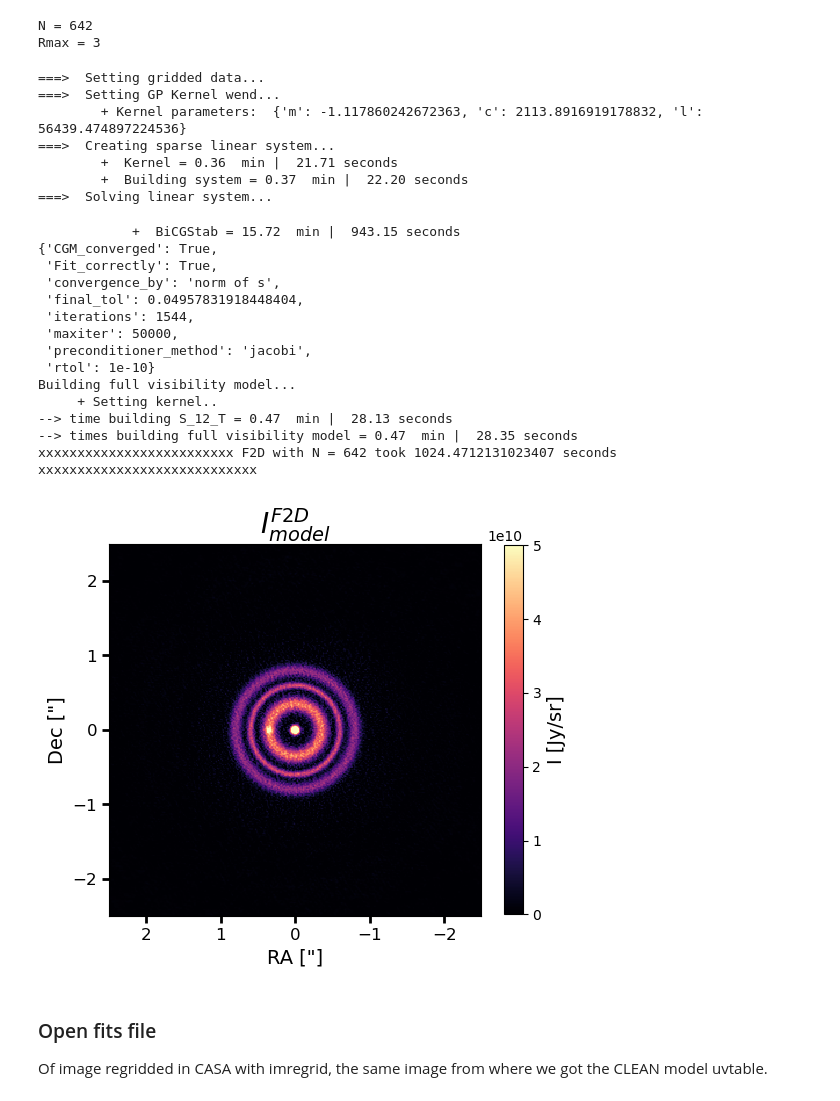
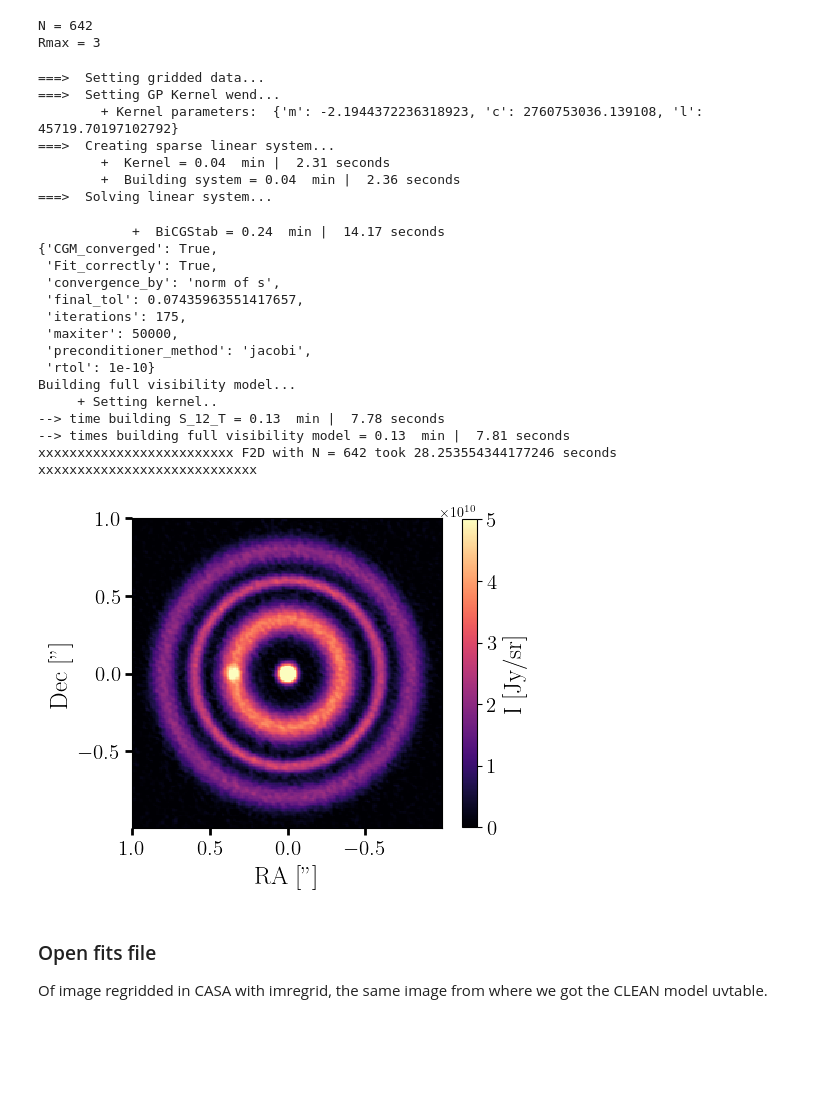
Before and after one commit to mariajmellado/frank2d, a Jupyter notebook: Results/10_Simulated_CLEAN_F1D_F2D_RealSpace.ipynb, the cells around one changed output. Cells and saved outputs as stored; diff of their text form; code cells hidden in the pictures; blank space fills up the shorter version.

```diff
--- a/Results/10_Simulated_CLEAN_F1D_F2D_RealSpace.ipynb
+++ b/Results/10_Simulated_CLEAN_F1D_F2D_RealSpace.ipynb
@@ -127,3 +203,6 @@ geom_f2d = Geometry(inc, pa, dra, ddec)
 uvtable = {'u': u, 'v': v, 'vis': Vis, 'weights': Weights}
 # %%
 best_N50 = {'m': -1.117860242672363, 'c': 2113.8916919178832, 'l': 56439.474897224536}
+best_N100 = { 'm': -2.1944372236318923, 'c': 2760753036.139108, 'l': 45719.70197102792 }
+# %%
+best = best_N100
@@ -130,39 +213,40 @@ best_N50 = {'m': -1.117860242672363, 'c': 2113.8916919178832, 'l': 56439.4748972
 # %%
-frank2d = Frank2D(imsize, 5)
+frank2d = Frank2D(N, Rmax)
 # %%
 start_time = time.time()
-frank2d.fit(data = uvtable, kernel_params = best_N50, rtol = 1e-10 )
+frank2d.fit(data = uvtable, kernel_params = best, rtol = 1e-10 )
 
 end_time = time.time()
 print(f"xxxxxxxxxxxxxxxxxxxxxxxxx F2D with N = {imsize} took {end_time - start_time} seconds xxxxxxxxxxxxxxxxxxxxxxxxxxxx")
 # %% [output]
 ===>  Setting gridded data...
 ===>  Setting GP Kernel wend...
-        + Kernel parameters:  {'m': -1.117860242672363, 'c': 2113.8916919178832, 'l': 56439.474897224536}
+        + Kernel parameters:  {'m': -2.1944372236318923, 'c': 2760753036.139108, 'l': 45719.70197102792}
 ===>  Creating sparse linear system...
-        +  Kernel = 0.36  min |  21.71 seconds
-        +  Building system = 0.37  min |  22.20 seconds
+        +  Kernel = 0.04  min |  2.31 seconds
+        +  Building system = 0.04  min |  2.36 seconds
 ===>  Solving linear system...
-            +  BiCGStab = 15.72  min |  943.15 seconds
+            +  BiCGStab = 0.24  min |  14.17 seconds
 {'CGM_converged': True,
  'Fit_correctly': True,
  'convergence_by': 'norm of s',
- 'final_tol': 0.04957831918448404,
- 'iterations': 1544,
+ 'final_tol': 0.07435963551417657,
+ 'iterations': 175,
  'maxiter': 50000,
  'preconditioner_method': 'jacobi',
  'rtol': 1e-10}
 Building full visibility model...
      + Setting kernel..
---> time building S_12_T = 0.47  min |  28.13 seconds
---> times building full visibility model = 0.47  min |  28.35 seconds
-xxxxxxxxxxxxxxxxxxxxxxxxx F2D with N = 642 took 1024.4712131023407 seconds xxxxxxxxxxxxxxxxxxxxxxxxxxxx
+--> time building S_12_T = 0.13  min |  7.78 seconds
+--> times building full visibility model = 0.13  min |  7.81 seconds
+xxxxxxxxxxxxxxxxxxxxxxxxx F2D with N = 642 took 28.253554344177246 seconds xxxxxxxxxxxxxxxxxxxxxxxxxxxx
 # %%
 Plot_ = Plot(frank2d, geom_f2d)
 # %%
-Plot_.intensity(gamma=1, zoom=2, vmax = 5e10)
+Plot_.intensity(gamma=1, zoom=3, vmax = 5e10, title="", fig_size=5,
+tick_label_size = 15, label_size = 18, title_size = 18)
 # %% [output]
-[figure, old version]
+[figure, new version]
 # %% [markdown]
 ### Open fits file
 Of image regridded in CASA with imregrid, the same image from where we got the CLEAN model uvtable.
```
Also changed, not shown: parts of 54 cells of this notebook, 25 other files.
